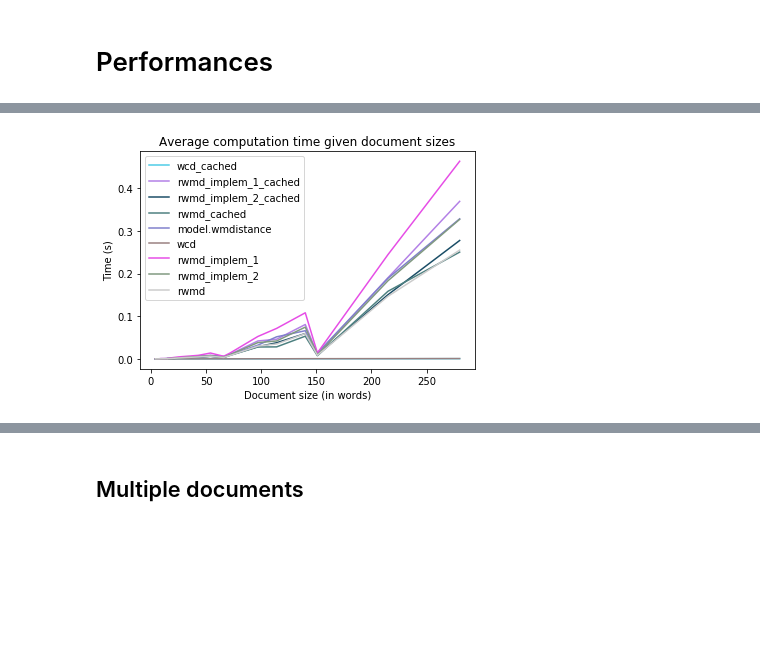
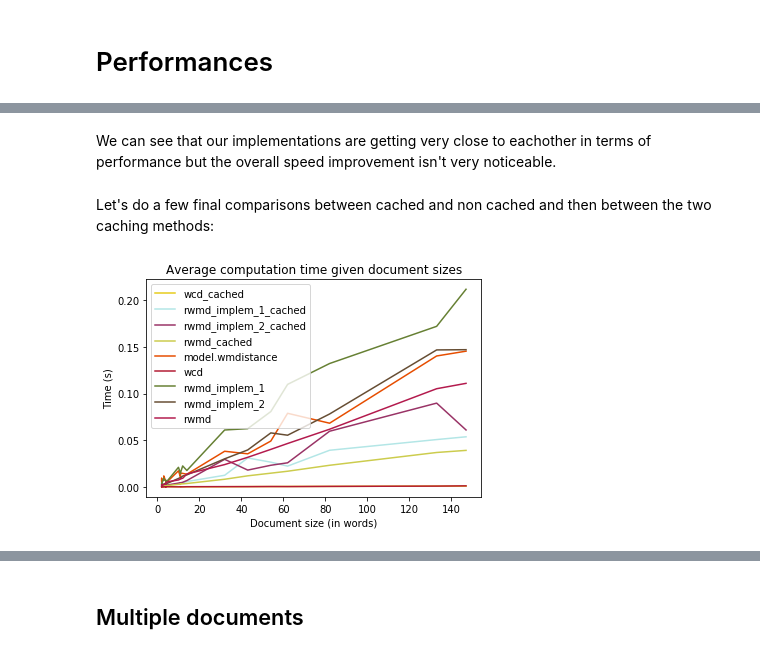
Before and after one commit to cpcdoy/WMD, a Jupyter notebook: Word Mover’s Distance.ipynb, the cells around one changed output, grey strips where cells are left out. Saved outputs shown, nothing was run; the diff lists cells and outputs as text; code cells hidden in the pictures; blank space fills up the shorter version.

```diff
--- a/Word Mover’s Distance.ipynb
+++ b/Word Mover’s Distance.ipynb
@@ -555,2 +688,4 @@ data = np.array([time_func(i, len(strs_proc), 100) for i in funcs])
 # %%
-data_no_cache = np.array([time_func(i, len(strs_proc), 100) for i in funcs[:-1]])
+data_no_cache = np.array([time_func(i, len(strs_proc), 10) for i in funcs[:-1]])
+# %%
+data_cache_full_mem = np.array([time_func(i, len(strs_proc), 10) for i in funcs[:-1]])
@@ -556,0 +726,16 @@ data_no_cache = np.array([time_func(i, len(strs_proc), 100) for i in funcs[:-1]]
+# %%
+x = data[0, 0, :, 1]
+fn_names = ["wcd", "rwmd_implem_1", "rwmd_implem_2", "rwmd", "model.wmdistance"]
+
+x_args = np.argsort(x)
+
+fig, ax = plt.subplots()
+for i in range(data.shape[0]):
+    ax.plot(x[x_args], data[i, 0, x_args, 0] / 100, 'k', color=np.around(np.random.rand(3, 1), 1).flatten(), label=fn_names[i] + ('' if i == len(fn_names) - 1 else '_cached'))
+
+ax.legend()
+
+ax.set_xlabel('Document size (in words)')
+ax.set_ylabel('Time (s)')
+ax.set_title('Average computation time given document sizes')
+plt.show()
@@ -556,0 +748,17 @@ data_no_cache = np.array([time_func(i, len(strs_proc), 100) for i in funcs[:-1]]
+# %%
+x = data_cache_full_mem[0, 0, :, 1]
+fn_names = ["wcd", "rwmd_implem_1", "rwmd_implem_2", "rwmd", "model.wmdistance"]
+
+x_args = np.argsort(x)
+
+fig, ax = plt.subplots()
+for i in range(data_cache_full_mem.shape[0]):
+    ax.plot(x[x_args], data_cache_full_mem[i, 0, x_args, 0] / 100, 'k', color=np.around(np.random.rand(3, 1), 1).flatten(), label=str(fn_names[i]+ ('' if i == len(fn_names) - 1 else '_full_mem')))
+ax.plot(x[x_args], data[-1, 0, x_args, 0] / 100, 'k', color=np.around(np.random.rand(3, 1), 1).flatten(), label=fn_names[-1])
+
+ax.legend()
+
+ax.set_xlabel('Document size (in words)')
+ax.set_ylabel('Time (s)')
+ax.set_title('Average computation time given document sizes')
+plt.show()
@@ -557,21 +767,25 @@ data_no_cache = np.array([time_func(i, len(strs_proc), 100) for i in funcs[:-1]]
+# %% [markdown]
+We can see that our implementations are getting very close to eachother in terms of performance but the overall speed improvement isn't very noticeable.
+# %% [markdown]
+Let's do a few final comparisons between cached and non cached and then between the two caching methods:
 # %%
-x = data[0, :, 1]
+x = data[0, 0, :, 1]
 fn_names = ["wcd", "rwmd_implem_1", "rwmd_implem_2", "rwmd", "model.wmdistance"]
 
 x_args = np.argsort(x)
 
 fig, ax = plt.subplots()
 for i in range(data.shape[0]):
-    ax.plot(x[x_args], data[i, x_args, 0] / 100, 'k', color=np.around(np.random.rand(3, 1), 1).flatten(), label=str(fn_names[i]+ ('' if i == len(fn_names) - 1 else '_cached')))
+    ax.plot(x[x_args], data[i, 0, x_args, 0] / 100, 'k', color=np.around(np.random.rand(3, 1), 1).flatten(), label=str(fn_names[i]+ ('' if i == len(fn_names) - 1 else '_cached')))
 for i in range(data_no_cache.shape[0]):
-    ax.plot(x[x_args], data_no_cache[i, x_args, 0] / 100, 'k', color=np.around(np.random.rand(3, 1), 1).flatten(), label=fn_names[i])
+    ax.plot(x[x_args], data_no_cache[i, 0, x_args, 0] / 100, 'k', color=np.around(np.random.rand(3, 1), 1).flatten(), label=fn_names[i])
 
 ax.legend()
 
 ax.set_xlabel('Document size (in words)')
 ax.set_ylabel('Time (s)')
 ax.set_title('Average computation time given document sizes')
 plt.show()
 # %% [output]
-[figure, old version]
+[figure, new version]
 # %%
```
Also changed, not shown: parts of 106 cells of this notebook.
